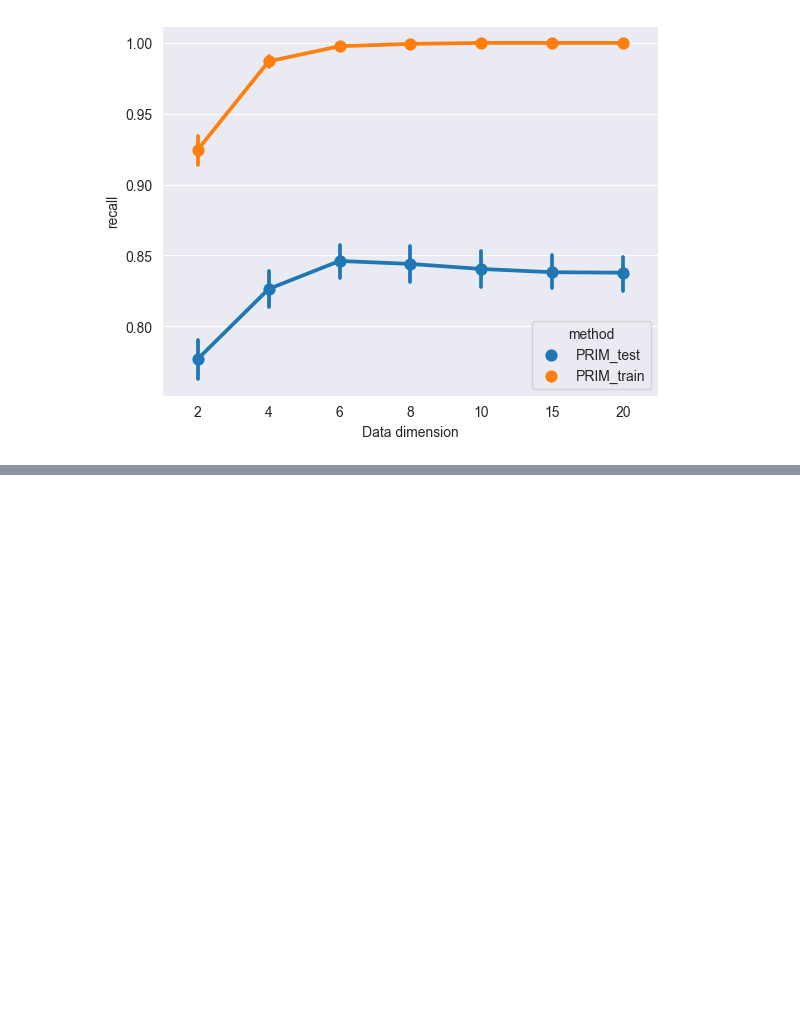
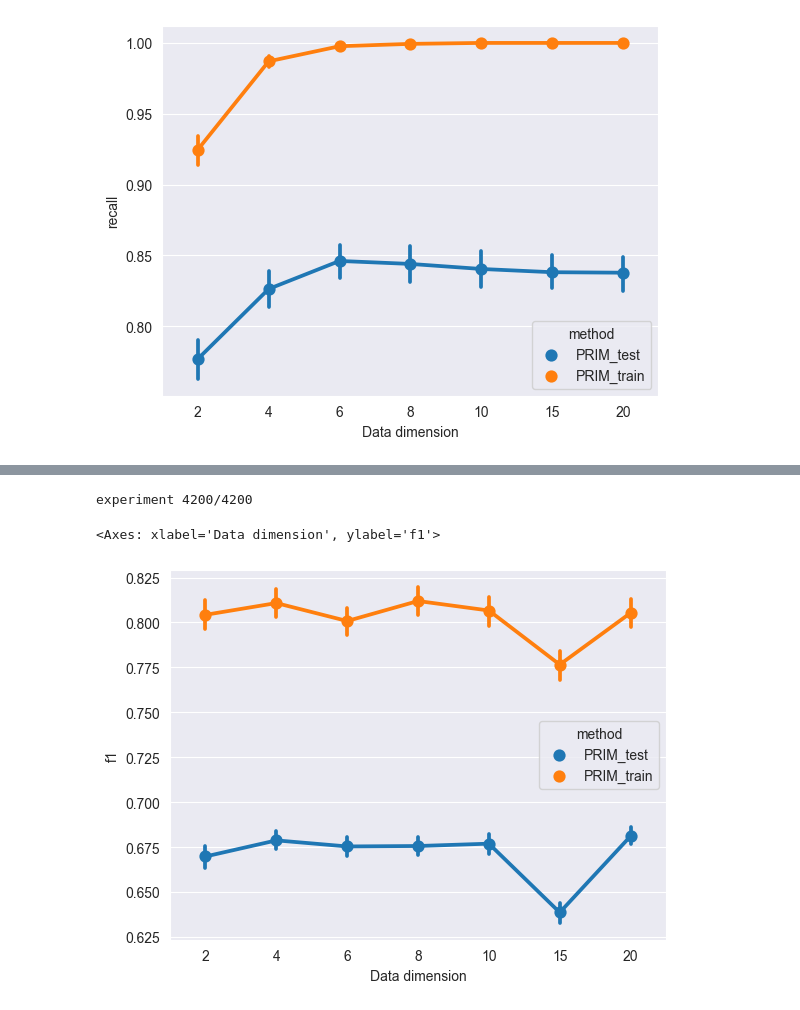
Before and after one commit to inagege/ImprovingSubgroupDiscovery, a Jupyter notebook: PRIM_Performace_Analyzing/PRIM_Experiments_Varying_Size.ipynb, the cells around one changed output, grey strips where cells are left out. Cells and saved outputs as stored; diff of their text form; code cells hidden in the pictures; blank space fills up the shorter version.

```diff
--- a/PRIM_Performace_Analyzing/PRIM_Experiments_Varying_Size.ipynb
+++ b/PRIM_Performace_Analyzing/PRIM_Experiments_Varying_Size.ipynb
@@ -118,0 +123,6 @@ experiment 5500/5500
+# %%
+show_results(600, [2, 4, 6, 8, 10, 15, 20], PRIM(alpha=0.05), 'dimension', 'f1')
+# %% [output]
+experiment 4200/4200
+<Axes: xlabel='Data dimension', ylabel='f1'>
+[figure, added]
```
Also changed, not shown: parts of 2 cells of this notebook, 9 other files.
